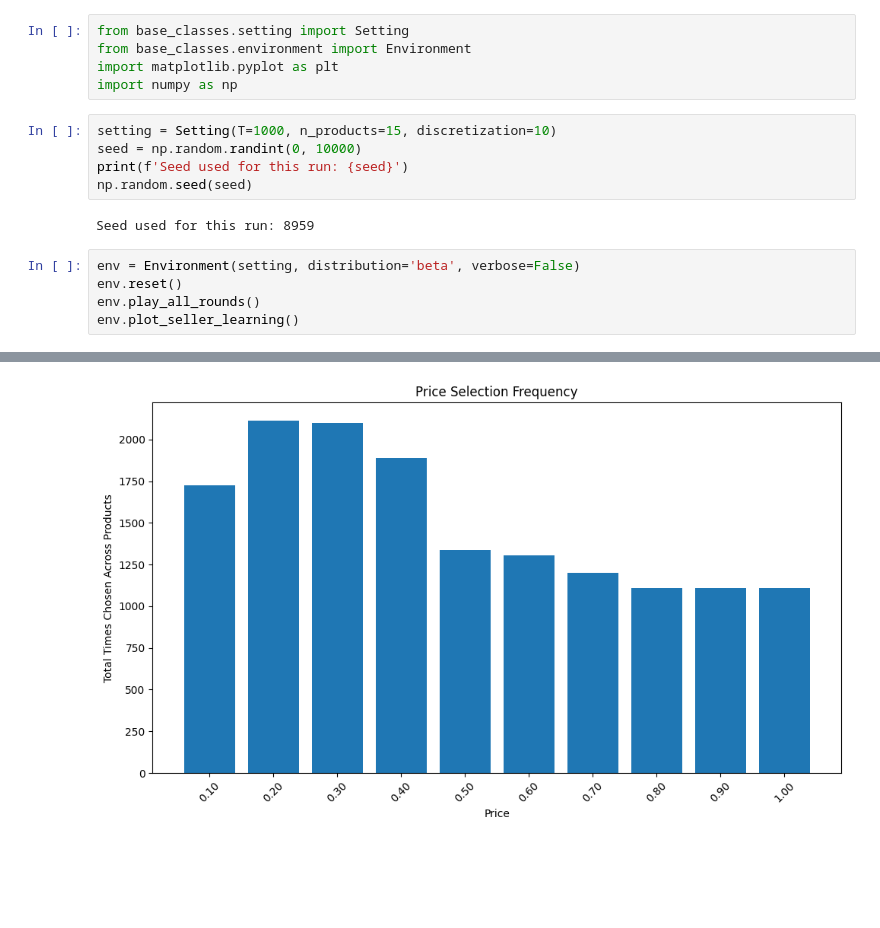
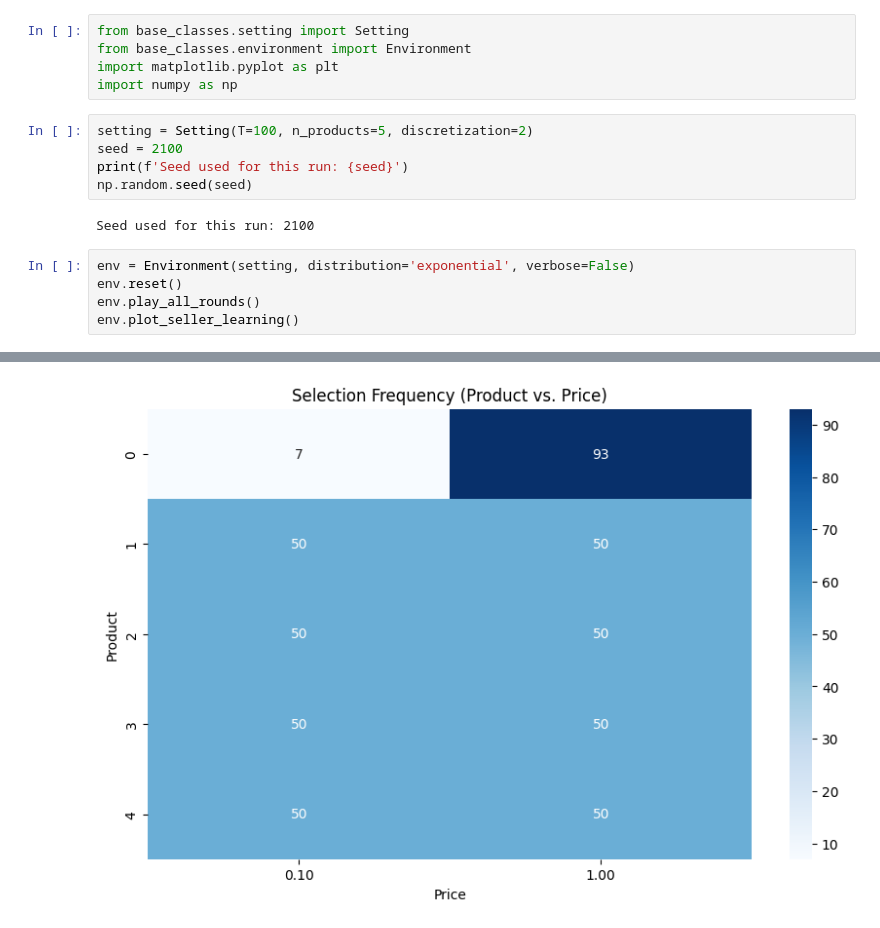
Before and after one commit to francinze/ola-proj-2425, a Jupyter notebook: runfile.ipynb, the cells around one changed output, grey strips where cells are left out. Drawn from its saved outputs; the diff is of its cells as text; blank space fills up the shorter version.

```diff
--- a/runfile.ipynb
+++ b/runfile.ipynb
@@ -4,14 +4,14 @@ from base_classes.environment import Environment
 import matplotlib.pyplot as plt
 import numpy as np
 # %%
-setting = Setting(T=1000, n_products=15, discretization=10)
-seed = np.random.randint(0, 10000)
+setting = Setting(T=100, n_products=5, discretization=2)
+seed = 2100
 print(f'Seed used for this run: {seed}')
 np.random.seed(seed)
 # %% [output]
-Seed used for this run: 8959
+Seed used for this run: 2100
 # %%
-env = Environment(setting, distribution='beta', verbose=False)
+env = Environment(setting, distribution='exponential', verbose=False)
 env.reset()
 env.play_all_rounds()
 env.plot_seller_learning()
@@ -21 +21 @@ env.plot_seller_learning()
-[figure, old version]
+[figure, new version]
```
Also changed, not shown: parts of 1 cell of this notebook, 4 other files.
